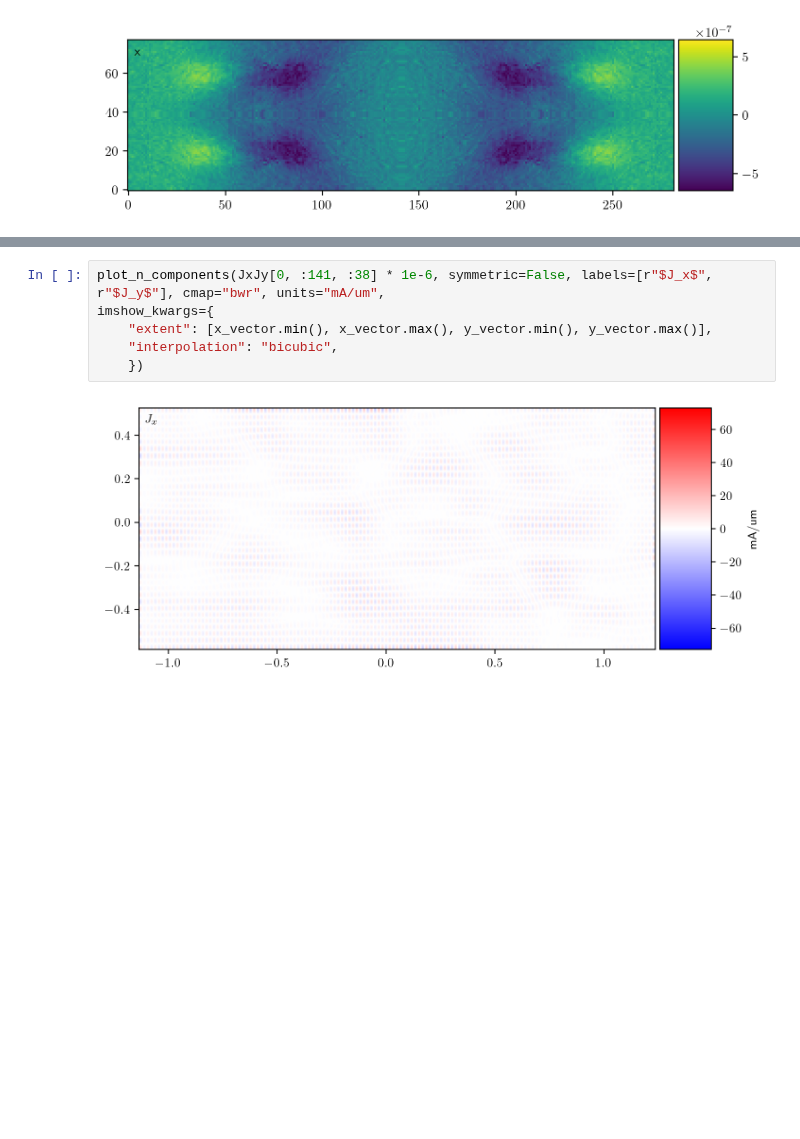
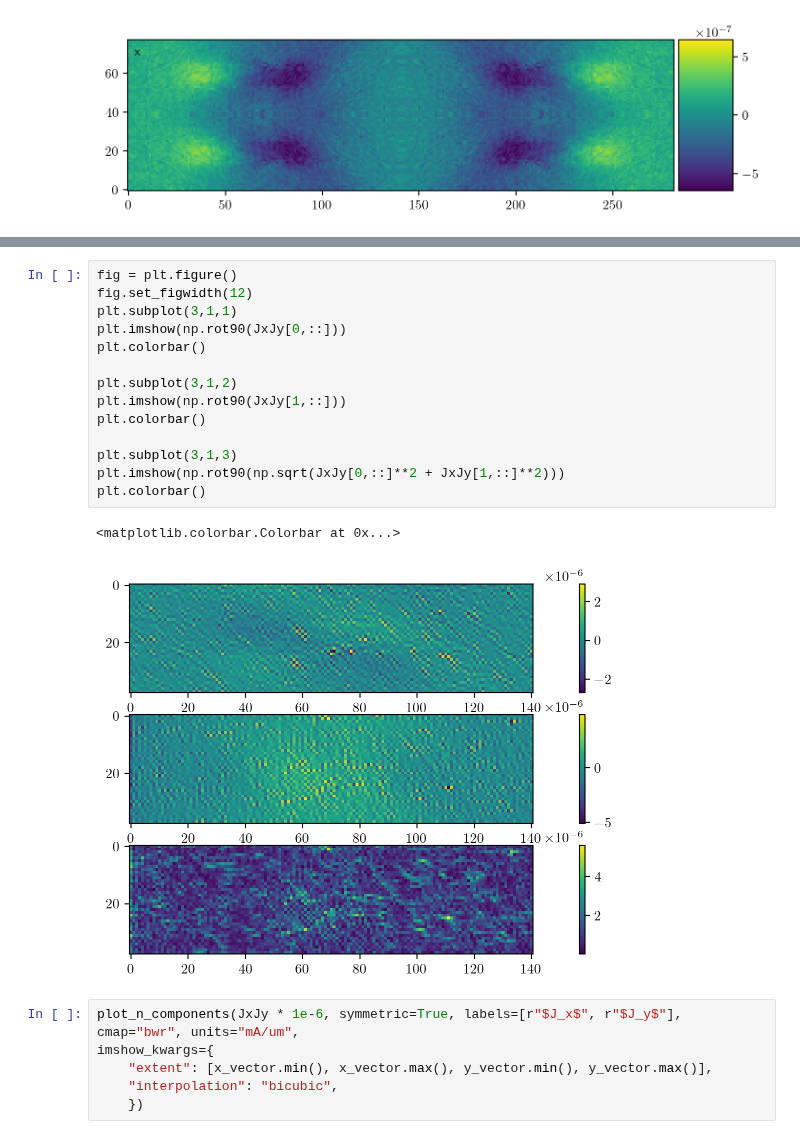
Before and after one commit to DavidBroadway/magrec, a Jupyter notebook: magrec/notebooks/Experiment/JJ_SChen_experiment_reconstruction.ipynb, the cells around one changed output, grey strips where cells are left out. Cells and saved outputs as stored; diff of their text form; blank space fills up the shorter version.

```diff
--- a/magrec/notebooks/Experiment/JJ_SChen_experiment_reconstruction.ipynb
+++ b/magrec/notebooks/Experiment/JJ_SChen_experiment_reconstruction.ipynb
@@ -103,10 +112,25 @@ torch.Size([2, 282, 78])
+# %%
+fig = plt.figure()
+fig.set_figwidth(12)
+plt.subplot(3,1,1)
+plt.imshow(np.rot90(JxJy[0,::]))
+plt.colorbar()
+
+plt.subplot(3,1,2)
+plt.imshow(np.rot90(JxJy[1,::]))
+plt.colorbar()
+
+plt.subplot(3,1,3)
+plt.imshow(np.rot90(np.sqrt(JxJy[0,::]**2 + JxJy[1,::]**2)))
+plt.colorbar()
+# %% [output]
+<matplotlib.colorbar.Colorbar at 0x...>
+[figure, added]
 # %%
-plot_n_components(JxJy[0, :141, :38] * 1e-6, symmetric=False, labels=[r"$J_x$", r"$J_y$"], cmap="bwr", units="mA/um",
+plot_n_components(JxJy * 1e-6, symmetric=True, labels=[r"$J_x$", r"$J_y$"], cmap="bwr", units="mA/um",
 imshow_kwargs={
     "extent": [x_vector.min(), x_vector.max(), y_vector.min(), y_vector.max()],
     "interpolation": "bicubic",
     })
-# %% [output]
-[figure, removed]
 # %%
 JxJy
```
Also changed, not shown: parts of 11 cells of this notebook, 2 other files.
